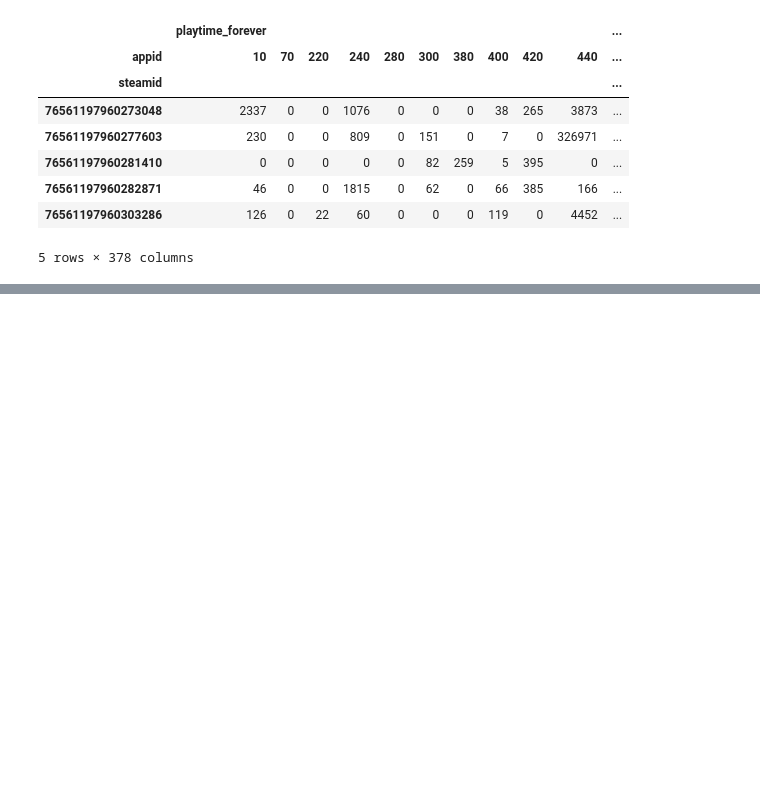
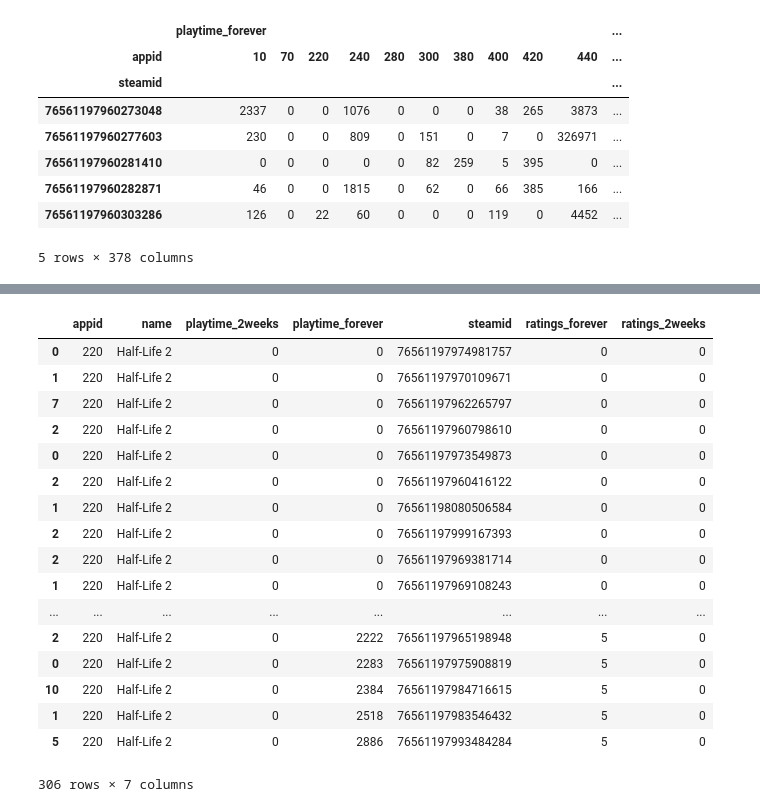
Before and after one commit to johnnysand7/steam-study, a Jupyter notebook: script/EDA/ReadFromMongoDB.ipynb, the cells around one changed output, grey strips where cells are left out. Drawn from its saved outputs; the diff is of its cells as text; code cells hidden in the pictures; blank space fills up the shorter version.

```diff
--- a/script/EDA/ReadFromMongoDB.ipynb
+++ b/script/EDA/ReadFromMongoDB.ipynb
@@ -434,0 +460,10 @@ Pivoted
+# %%
+games_users_ratings = games_users_list(games, popular_games)
+# %%
+games_users_ratings["ratings_forever"] = pd.cut(games_users_ratings["playtime_forever"],\
+                                          bins=[-1, 0, 60, 120, 600, 1200, 10e10], \
+                                          labels=[0,1,2,3,4,5])
+games_users_ratings["ratings_2weeks"] = pd.cut(games_users_ratings["playtime_2weeks"],\
+                                          bins=[-1, 0, 60, 120, 600, 1200, 10e10], \
+                                          labels=[0,1,2,3,4,5])
+games_users_ratings.tail()
@@ -434,0 +477,21 @@ Pivoted
+# %%
+games_users_ratings[games_users_ratings["name"]=="Half-Life 2"].sort_values(by="playtime_forever")
+# %% [output]
+|  | appid | name | playtime_2weeks | playtime_forever | steamid | ratings_forever | ratings_2weeks |
+| 0 | 220 | Half-Life 2 | 0 | 0 | 76561197974981757 | 0 | 0 |
+| 1 | 220 | Half-Life 2 | 0 | 0 | 76561197970109671 | 0 | 0 |
+| 7 | 220 | Half-Life 2 | 0 | 0 | 76561197962265797 | 0 | 0 |
+| 2 | 220 | Half-Life 2 | 0 | 0 | 76561197960798610 | 0 | 0 |
+| 0 | 220 | Half-Life 2 | 0 | 0 | 76561197973549873 | 0 | 0 |
+| 2 | 220 | Half-Life 2 | 0 | 0 | 76561197960416122 | 0 | 0 |
+| 1 | 220 | Half-Life 2 | 0 | 0 | 76561198080506584 | 0 | 0 |
+| 2 | 220 | Half-Life 2 | 0 | 0 | 76561197999167393 | 0 | 0 |
+| 2 | 220 | Half-Life 2 | 0 | 0 | 76561197969381714 | 0 | 0 |
+| 1 | 220 | Half-Life 2 | 0 | 0 | 76561197969108243 | 0 | 0 |
+| ... | ... | ... | ... | ... | ... | ... | ... |
+| 2 | 220 | Half-Life 2 | 0 | 2222 | 76561197965198948 | 5 | 0 |
+| 0 | 220 | Half-Life 2 | 0 | 2283 | 76561197975908819 | 5 | 0 |
+| 10 | 220 | Half-Life 2 | 0 | 2384 | 76561197984716615 | 5 | 0 |
+| 1 | 220 | Half-Life 2 | 0 | 2518 | 76561197983546432 | 5 | 0 |
+| 5 | 220 | Half-Life 2 | 0 | 2886 | 76561197993484284 | 5 | 0 |
+306 rows × 7 columns
```
Also changed, not shown: parts of 63 cells of this notebook, 1 other file.
